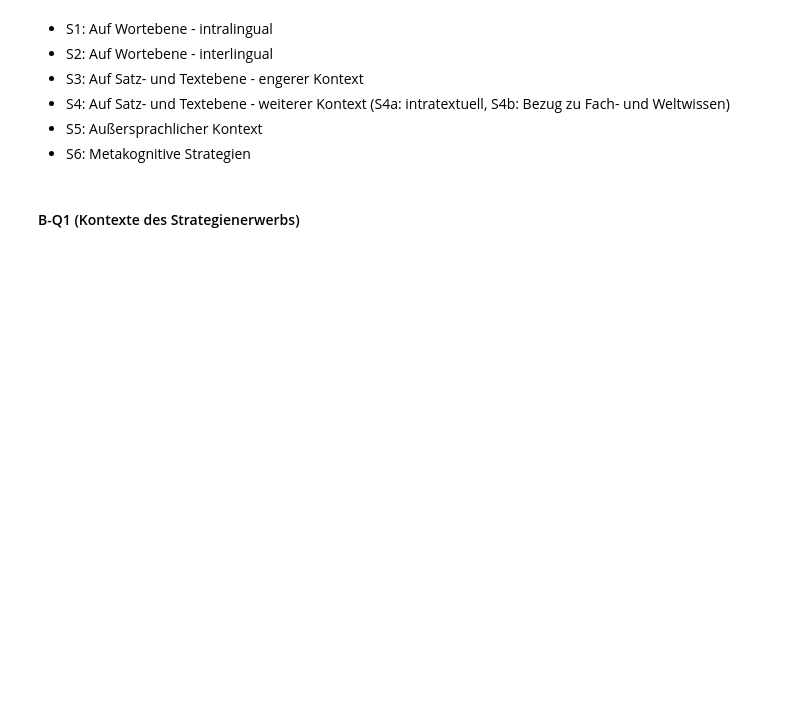
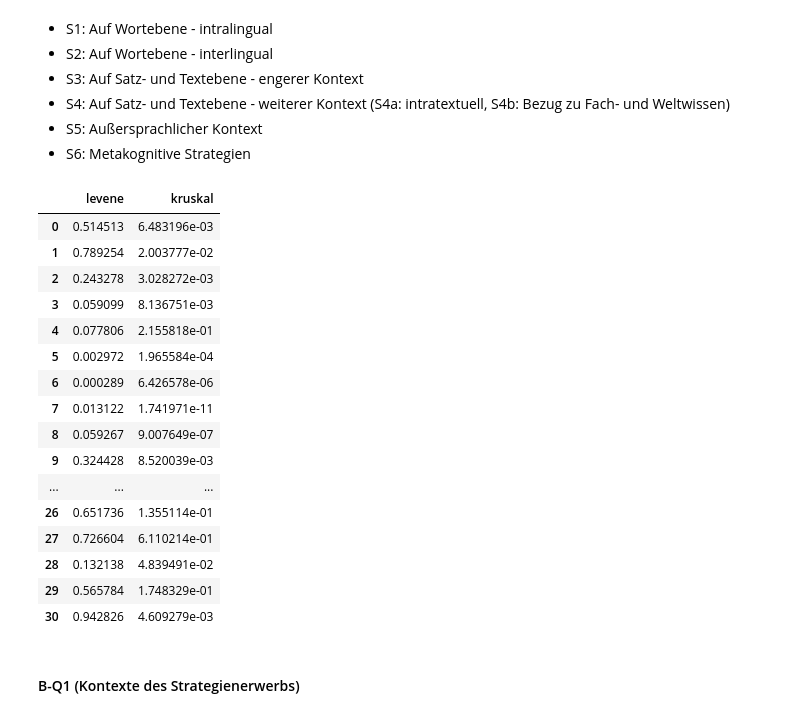
Before and after one commit to martinakienberger/Dissertation_LIS, a Jupyter notebook: Datenanalyse_Inferenz.ipynb, the cells around one changed output. Cells and saved outputs as stored; diff of their text form; code cells hidden in the pictures; blank space fills up the shorter version.

```diff
--- a/Datenanalyse_Inferenz.ipynb
+++ b/Datenanalyse_Inferenz.ipynb
@@ -161,0 +380,19 @@ Consulto un diccionario u otra fuente (en papel o digital).
+# %%
+data = Daten[Daten['D-Q6']!=0]
+var = 'D-Q6'
+lst = Liste_A_Q3
+
+levene_test = []
+for col in lst:
+    levene_test.append(stats.levene(data[col][data[var]==1],
+                      data[col][data[var]==2]).pvalue)
+
+mannwhitneyu_test = []
+for col in lst:
+    mannwhitneyu_test.append(stats.mannwhitneyu(data[col][data[var]==1],
+                      data[col][data[var]==2]).pvalue)
+
+df = pd.DataFrame(levene_test)
+df.rename(columns={0:'levene'}, inplace=True)
+df['mannwhitneyu'] = kruskal_test
+df[df['mannwhitneyu'] < 0.05]
@@ -179,6 +439,44 @@ strat = {'S1': ['A-Q3_5','A-Q3_6','A-Q3_7','A-Q3_8','A-Q3_9'],
 * S4: Auf Satz- und Textebene - weiterer Kontext (S4a: intratextuell, S4b: Bezug zu Fach- und Weltwissen)
 * S5: Außersprachlicher Kontext
 * S6: Metakognitive Strategien
+# %%
+levene_test = []
+for col in Liste_A_Q3:
+    levene_test.append(stats.levene(Daten[Daten['D-Q4']!=0][col][Daten[Daten['D-Q4']!=0]['D-Q4']==1],
+                      Daten[Daten['D-Q4']!=0][col][Daten[Daten['D-Q4']!=0]['D-Q4']==2],
+                      Daten[Daten['D-Q4']!=0][col][Daten[Daten['D-Q4']!=0]['D-Q4']==3],
+                      Daten[Daten['D-Q4']!=0][col][Daten[Daten['D-Q4']!=0]['D-Q4']==4]).pvalue)
+
+kruskal_test = []
+for col in Liste_A_Q3:
+    kruskal_test.append(stats.kruskal(Daten[Daten['D-Q4']!=0][col][Daten[Daten['D-Q4']!=0]['D-Q4']==1],
+                      Daten[Daten['D-Q4']!=0][col][Daten[Daten['D-Q4']!=0]['D-Q4']==2],
+                      Daten[Daten['D-Q4']!=0][col][Daten[Daten['D-Q4']!=0]['D-Q4']==3],
+                      Daten[Daten['D-Q4']!=0][col][Daten[Daten['D-Q4']!=0]['D-Q4']==4]).pvalue)
+
+
+df = pd.DataFrame(levene_test)
+df.rename(columns={0:'levene'}, inplace=True)
+df['kruskal'] = kruskal_test
+df
+# %% [output]
+|  | levene | kruskal |
+| 0 | 0.514513 | 6.483196e-03 |
+| 1 | 0.789254 | 2.003777e-02 |
+| 2 | 0.243278 | 3.028272e-03 |
+| 3 | 0.059099 | 8.136751e-03 |
+| 4 | 0.077806 | 2.155818e-01 |
+| 5 | 0.002972 | 1.965584e-04 |
+| 6 | 0.000289 | 6.426578e-06 |
+| 7 | 0.013122 | 1.741971e-11 |
+| 8 | 0.059267 | 9.007649e-07 |
+| 9 | 0.324428 | 8.520039e-03 |
+| ... | ... | ... |
+| 26 | 0.651736 | 1.355114e-01 |
+| 27 | 0.726604 | 6.110214e-01 |
+| 28 | 0.132138 | 4.839491e-02 |
+| 29 | 0.565784 | 1.748329e-01 |
+| 30 | 0.942826 | 4.609279e-03 |
 # %% [markdown]
 #### B-Q1 (Kontexte des Strategienerwerbs)
 # %%
```
Also changed, not shown: parts of 37 cells of this notebook.
